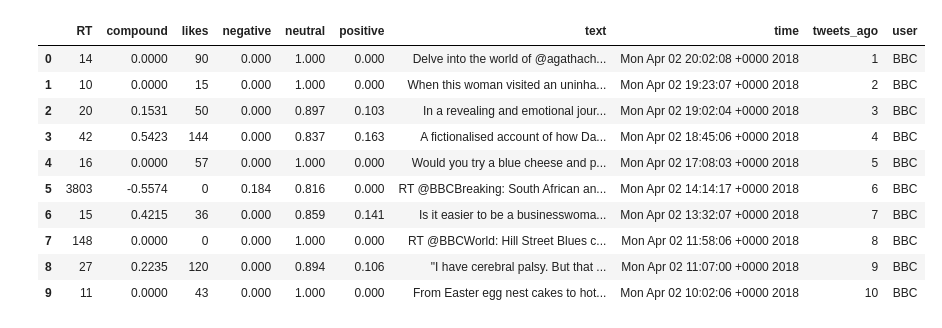
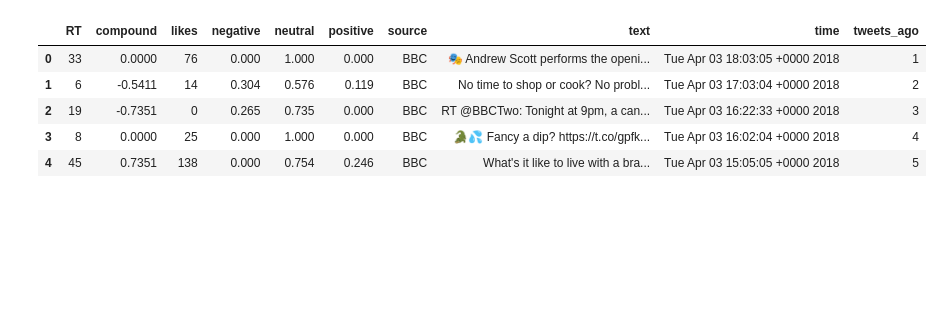
Before and after one commit to Gryazzz/News_mood_Twitter, a Jupyter notebook: News_sentiment.ipynb, the cells around one changed output. Drawn from its saved outputs; the diff is of its cells as text; code cells hidden in the pictures; blank space fills up the shorter version.

```diff
--- a/News_sentiment.ipynb
+++ b/News_sentiment.ipynb
@@ -18,5 +18,8 @@ api = tweepy.API(auth, parser=tweepy.parsers.JSONParser())
 targets = ['BBC', 'CBS', 'CNN', 'FoxNews', 'nytimes', 'NPR']
 # %%
+# Get 100 tweets data from each account
+
+# Variable to store emotional lists from each source
 total_mood = []
 
 for target in targets:
@@ -33,7 +36,7 @@ for target in targets:
 
             emotions = analyzer.polarity_scores(tweet['text'])
 
-            total_mood.append({'user': target,
+            total_mood.append({'source': target,
                              'compound': emotions['compound'],
                              'positive': emotions['pos'],
                              'negative': emotions['neg'],
@@ -48,5 +51,5 @@ for target in targets:
 
         last_tweet = tweet["id"] - 1
 
-tweet['created_at']
+len(total_mood)
 # %% [output]
@@ -61,15 +73,11 @@ datetime.datetime(2018, 1, 30, 0, 0)
 # %%
+# Create a DF from the received data
 df = pd.DataFrame(total_mood)
-df.head(10)
+df.head(5)
 # %% [output]
-|  | RT | compound | likes | negative | neutral | positive | text | time | tweets_ago | user |
-| 0 | 14 | 0.0000 | 90 | 0.000 | 1.000 | 0.000 | Delve into the world of @agathach... | Mon Apr 02 20:02:08 +0000 2018 | 1 | BBC |
-| 1 | 10 | 0.0000 | 15 | 0.000 | 1.000 | 0.000 | When this woman visited an uninha... | Mon Apr 02 19:23:07 +0000 2018 | 2 | BBC |
-| 2 | 20 | 0.1531 | 50 | 0.000 | 0.897 | 0.103 | In a revealing and emotional jour... | Mon Apr 02 19:02:04 +0000 2018 | 3 | BBC |
-| 3 | 42 | 0.5423 | 144 | 0.000 | 0.837 | 0.163 | A fictionalised account of how Da... | Mon Apr 02 18:45:06 +0000 2018 | 4 | BBC |
-| 4 | 16 | 0.0000 | 57 | 0.000 | 1.000 | 0.000 | Would you try a blue cheese and p... | Mon Apr 02 17:08:03 +0000 2018 | 5 | BBC |
-| 5 | 3803 | -0.5574 | 0 | 0.184 | 0.816 | 0.000 | RT @BBCBreaking: South African an... | Mon Apr 02 14:14:17 +0000 2018 | 6 | BBC |
-| 6 | 15 | 0.4215 | 36 | 0.000 | 0.859 | 0.141 | Is it easier to be a businesswoma... | Mon Apr 02 13:32:07 +0000 2018 | 7 | BBC |
-| 7 | 148 | 0.0000 | 0 | 0.000 | 1.000 | 0.000 | RT @BBCWorld: Hill Street Blues c... | Mon Apr 02 11:58:06 +0000 2018 | 8 | BBC |
-| 8 | 27 | 0.2235 | 120 | 0.000 | 0.894 | 0.106 | "I have cerebral palsy. But that ... | Mon Apr 02 11:07:00 +0000 2018 | 9 | BBC |
-| 9 | 11 | 0.0000 | 43 | 0.000 | 1.000 | 0.000 | From Easter egg nest cakes to hot... | Mon Apr 02 10:02:06 +0000 2018 | 10 | BBC |
+|  | RT | compound | likes | negative | neutral | positive | source | text | time | tweets_ago |
+| 0 | 33 | 0.0000 | 76 | 0.000 | 1.000 | 0.000 | BBC | 🎭 Andrew Scott performs the openi... | Tue Apr 03 18:03:05 +0000 2018 | 1 |
+| 1 | 6 | -0.5411 | 14 | 0.304 | 0.576 | 0.119 | BBC | No time to shop or cook? No probl... | Tue Apr 03 17:03:04 +0000 2018 | 2 |
+| 2 | 19 | -0.7351 | 0 | 0.265 | 0.735 | 0.000 | BBC | RT @BBCTwo: Tonight at 9pm, a can... | Tue Apr 03 16:22:33 +0000 2018 | 3 |
+| 3 | 8 | 0.0000 | 25 | 0.000 | 1.000 | 0.000 | BBC | 🐊💦 Fancy a dip? https://t.co/gpfk... | Tue Apr 03 16:02:04 +0000 2018 | 4 |
+| 4 | 45 | 0.7351 | 138 | 0.000 | 0.754 | 0.246 | BBC | What's it like to live with a bra... | Tue Apr 03 15:05:05 +0000 2018 | 5 |
```
Also changed, not shown: parts of 28 cells of this notebook.
